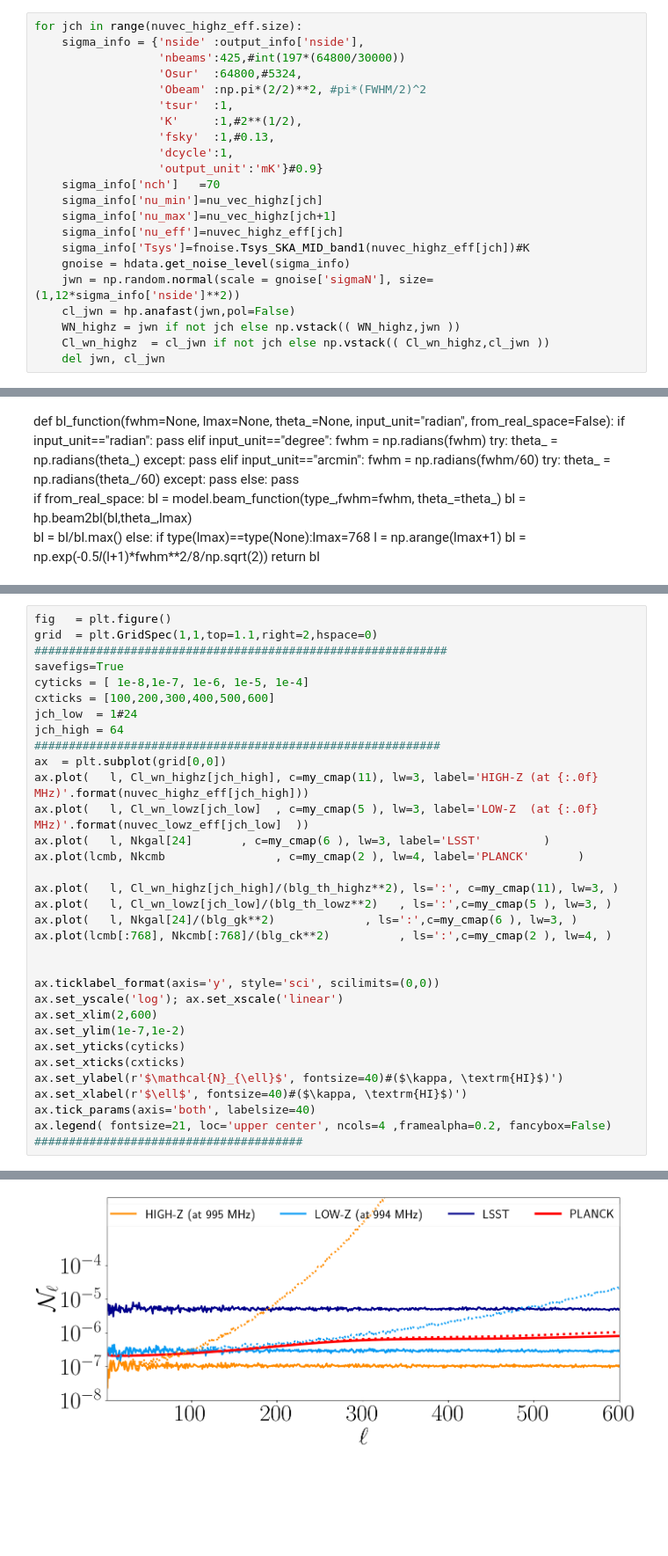
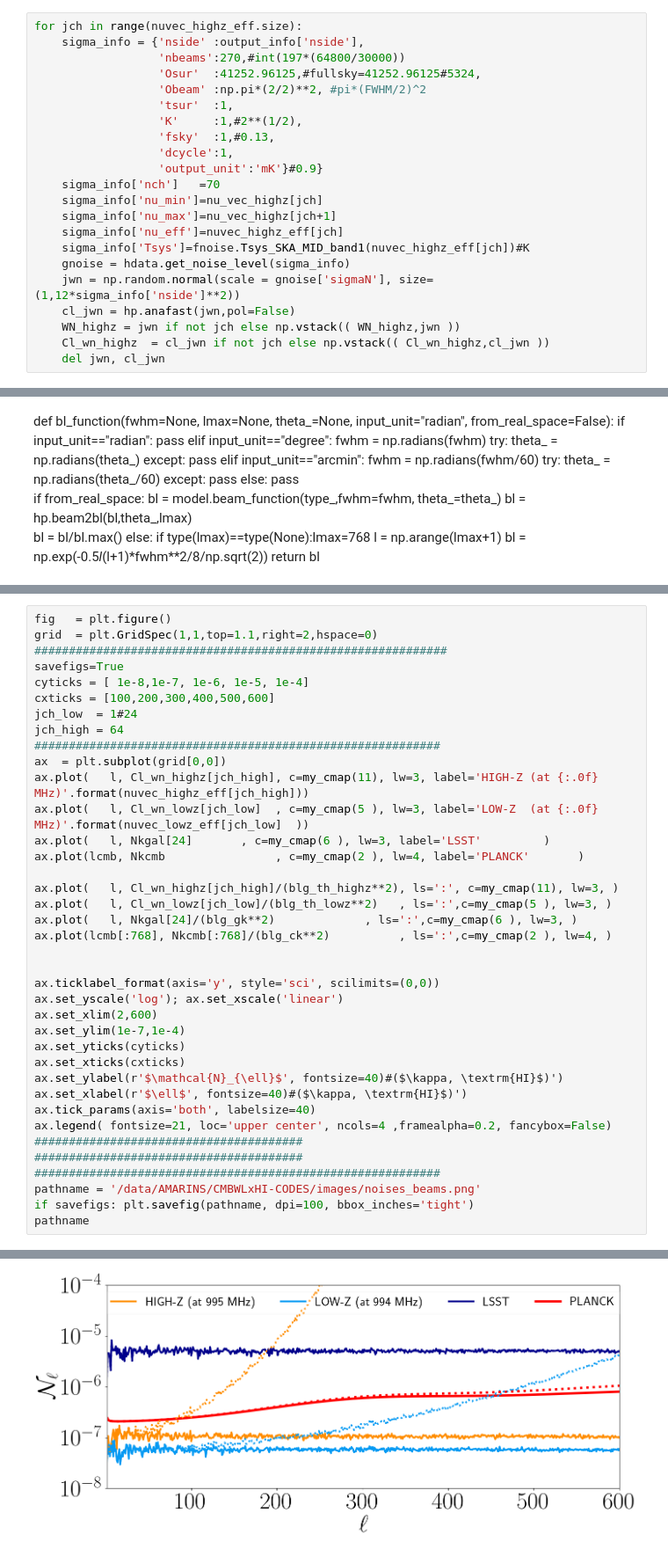
Before and after one commit to armarins/CMBWLxHI, a Jupyter notebook: notebooks/Part6_noises.ipynb, the cells around one changed output, grey strips where cells are left out. Shown: that part at 88% size. Drawn from its saved outputs; the diff is of its cells as text; blank space fills up the shorter version.

Commit message:
fourth update: version of plots and data submitted to internal referee

```diff
--- a/notebooks/Part6_noises.ipynb
+++ b/notebooks/Part6_noises.ipynb
@@ -91,8 +103,8 @@ nuvec_highz_eff = np.array([ 0.5*(nu_vec_highz[i]+nu_vec_highz[i+1]) for i in ra
 # %%
 for jch in range(nuvec_highz_eff.size):
     sigma_info = {'nside' :output_info['nside'],
-                  'nbeams':425,#int(197*(64800/30000))
-                  'Osur'  :64800,#5324,
+                  'nbeams':270,#int(197*(64800/30000))
+                  'Osur'  :41252.96125,#fullsky=41252.96125#5324,
                   'Obeam' :np.pi*(2/2)**2, #pi*(FWHM/2)^2
                   'tsur'  :1,
                   'K'     :1,#2**(1/2),
@@ -277,7 +291,7 @@ ax.plot(lcmb[:768], Nkcmb[:768]/(blg_ck**2)          , ls=':',c=my_cmap(2 ), lw=
 ax.ticklabel_format(axis='y', style='sci', scilimits=(0,0))
 ax.set_yscale('log'); ax.set_xscale('linear')
 ax.set_xlim(2,600)
-ax.set_ylim(1e-7,1e-2)
+ax.set_ylim(1e-7,1e-4)
 ax.set_yticks(cyticks)
 ax.set_xticks(cxticks)
 ax.set_ylabel(r'$\mathcal{N}_{\ell}$', fontsize=40)#($\kappa, \textrm{HI}$)')
@@ -285,4 +299,9 @@ ax.set_xlabel(r'$\ell$', fontsize=40)#($\kappa, \textrm{HI}$)')
 ax.tick_params(axis='both', labelsize=40)
 ax.legend( fontsize=21, loc='upper center', ncols=4 ,framealpha=0.2, fancybox=False)
 #######################################
+#######################################
+###########################################################
+pathname = '/data/AMARINS/CMBWLxHI-CODES/images/noises_beams.png'
+if savefigs: plt.savefig(pathname, dpi=100, bbox_inches='tight')
+pathname
 # %% [output]
@@ -290 +309 @@ ax.legend( fontsize=21, loc='upper center', ncols=4 ,framealpha=0.2, fancybox=Fa
-[figure, old version]
+[figure, new version]
```
Also changed, not shown: parts of 9 cells of this notebook, 4 other files.
